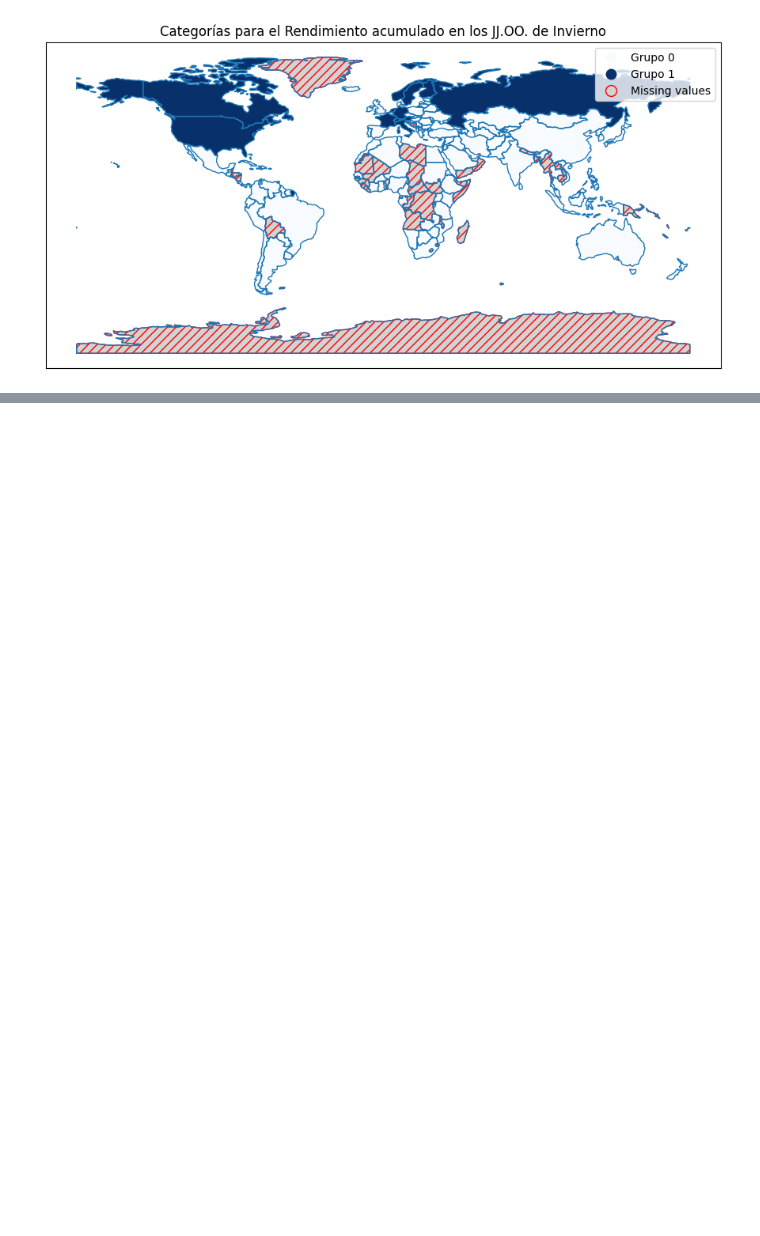
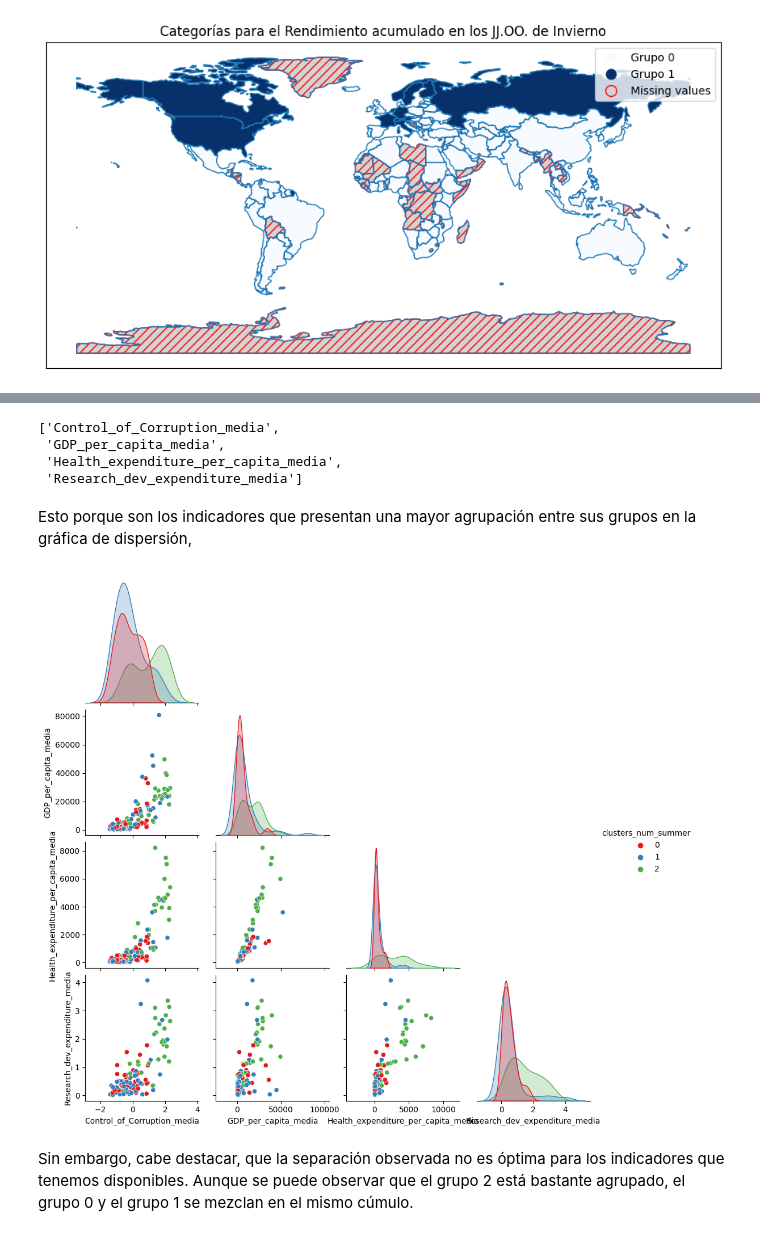
Before and after one commit to leodan52/OlympicMedalsByCountry, a Jupyter notebook: 02-Analisis_predictivo.ipynb, the cells around one changed output, grey strips where cells are left out. Drawn from its saved outputs; the diff is of its cells as text; code cells hidden in the pictures; blank space fills up the shorter version.

```diff
--- a/02-Analisis_predictivo.ipynb
+++ b/02-Analisis_predictivo.ipynb
@@ -455,0 +547,6 @@ crear_mapamundi(df, categorias[3], world,
+# %%
+def graficas_dispersion(data, indicadores, categoria):
+	sns.pairplot(
+		data=data[indicadores + [categoria]],
+		hue=categoria, palette="Set1", corner=True
+	)
@@ -455,0 +557,16 @@ crear_mapamundi(df, categorias[3], world,
+# %%
+indicadores_0 = corr.loc[corr[categorias[0]].abs() >= 0.3, categorias[0]].index.to_list()
+indicadores_0
+# %% [output]
+['Control_of_Corruption_media',
+ 'GDP_per_capita_media',
+ 'Health_expenditure_per_capita_media',
+ 'Research_dev_expenditure_media']
+# %% [markdown]
+Esto porque son los indicadores que presentan una mayor agrupación entre sus grupos en la gráfica de dispersión,
+# %%
+graficas_dispersion(data=df, indicadores=indicadores_0, categoria=categorias[0])
+# %% [output]
+[figure, added]
+# %% [markdown]
+Sin embargo, cabe destacar, que la separación observada no es óptima para los indicadores que tenemos disponibles. Aunque se puede observar que el grupo 2 está bastante agrupado, el grupo 0 y el grupo 1 se mezclan en el mismo cúmulo.
```
Also changed, not shown: parts of 181 cells of this notebook, 1 other file.
